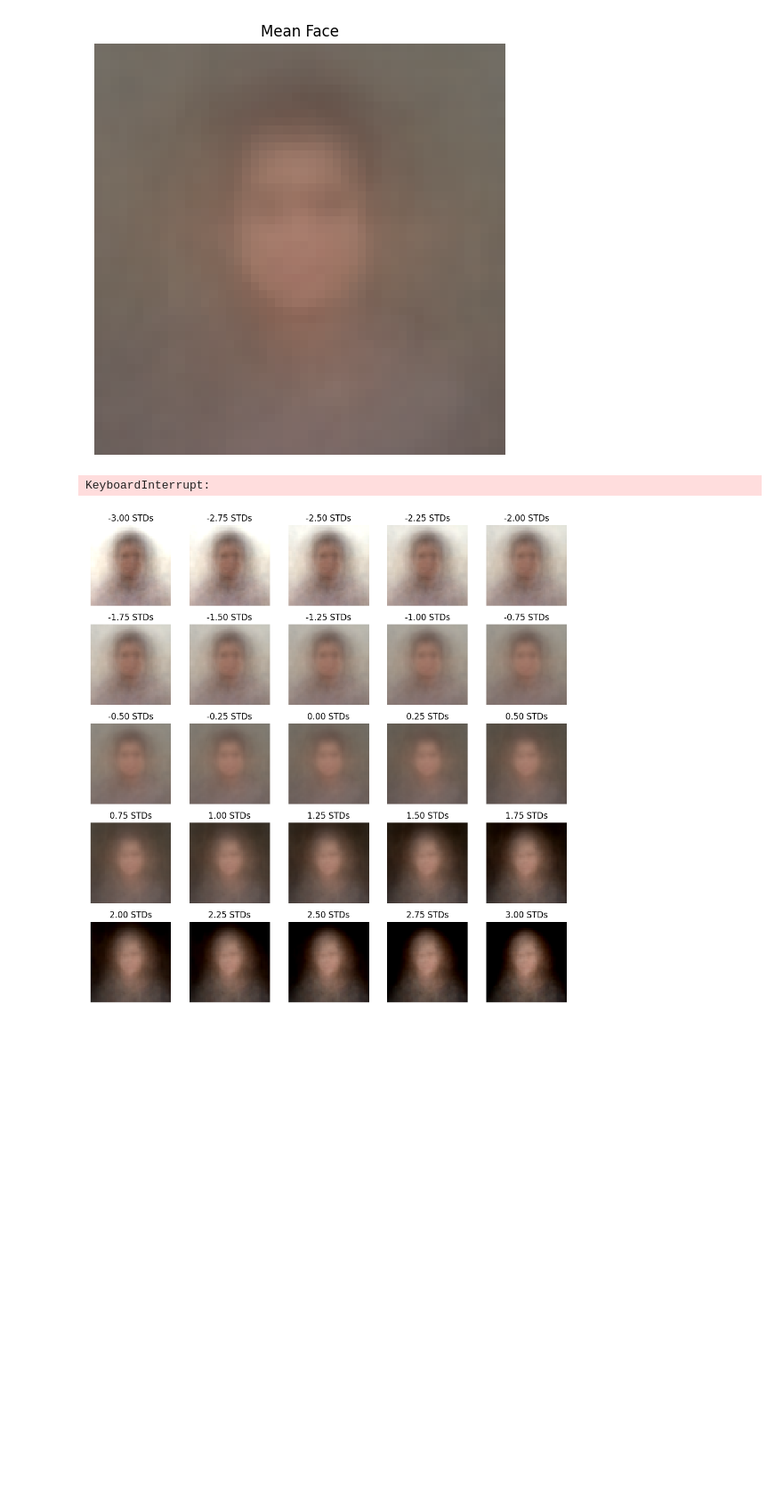
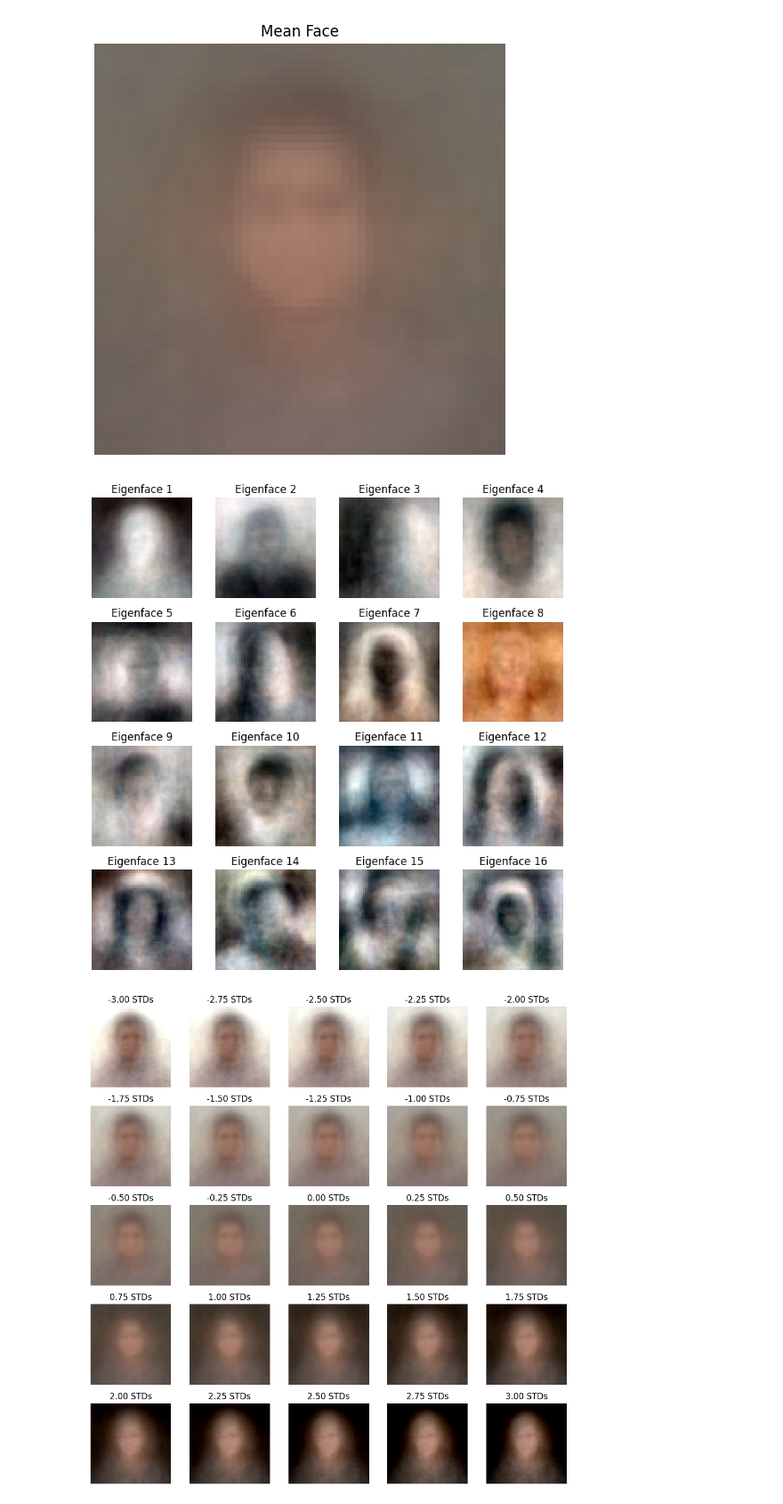
Before and after one commit to LucaFranceschi01/AGiC-2024, a Jupyter notebook: Lab2/eigenfaces_u199149_u198711.ipynb, the cells around one changed output. Shown at 89% size. Cells and saved outputs as stored; diff of their text form; code cells hidden in the pictures; blank space fills up the shorter version.

```diff
--- a/Lab2/eigenfaces_u199149_u198711.ipynb
+++ b/Lab2/eigenfaces_u199149_u198711.ipynb
@@ -20,6 +20,8 @@ import matplotlib.pyplot as plt
 
 # Width and height of resized images
 wh = 50
+shape = (wh, wh)
+shape_rgb = (wh, wh, 3)
 
 # Number of components of PCA
 num_components = 16
@@ -27,7 +29,7 @@ num_components = 16
 # Number of components in the explained variance plot
 num_components_plot = 40
 # %%
-def process_images(relative_path: str, image_shape: tuple = (50, 50, 3)):
+def process_images(relative_path: str, image_shape: tuple = (50, 50)):
     '''
     Preprocesses the images, preparing them for PCA.
 
@@ -52,7 +54,7 @@ def process_images(relative_path: str, image_shape: tuple = (50, 50, 3)):
     imgs = []
     flattened_imgs = []
 
-    for filename in os.listdir(folder_path):
+    for filename in sorted(os.listdir(folder_path)):
         if filename.endswith(('.png', 'jpg')):
             with Image.open(folder_path + '/' + filename) as image:
 
@@ -66,5 +68,5 @@ def process_images(relative_path: str, image_shape: tuple = (50, 50, 3)):
 
     return (imgs, np.array(flattened_imgs))
 # %%
-images, falttened = process_images('/helen_1', (wh, wh))
+images, falttened = process_images('/helen_1')
 # %%
@@ -219,7 +224,8 @@ display_mean_face(falttened, image_shape=(wh, wh, 3))
 # %%
 def display_eigenfaces(eigenvectors: np.array,
                        image_shape: tuple = (50, 50, 3),
-                       num_components: int = 10):
+                       num_components: int = 10,
+                       colormap: str = 'gray'):
     '''
     Displays the eigenfaces
 
@@ -231,6 +237,8 @@ def display_eigenfaces(eigenvectors: np.array,
         The wanted size of each image and the channels wanted (3 is RGB)
     num_components: int, optional
         The number of components to display
+    colormap: str, optional
+        If we want to specify a color map (used in landmarks)
     '''
 
     grid_size = int(np.ceil(np.sqrt(num_components)))
@@ -247,7 +255,7 @@ def display_eigenfaces(eigenvectors: np.array,
         vec_norm = 255 * (vec - np.min(vec)) / (np.max(vec) - np.min(vec)) # will display in greyscale [0:255]
 
         eigenface = vec_norm.reshape(image_shape)
-        axes[i].imshow(Image.fromarray(np.uint8(eigenface)), cmap='gray')
+        axes[i].imshow(Image.fromarray(np.uint8(eigenface)), cmap=colormap)
         axes[i].set_title('Eigenface {:d}'.format(i+1))
 
     for ax in axes:
@@ -256,9 +264,9 @@ def display_eigenfaces(eigenvectors: np.array,
     plt.tight_layout()
     plt.show()
 # %%
-display_eigenfaces(eigvec, num_components=num_components)
+display_eigenfaces(eigvec, num_components=num_components, image_shape=shape_rgb)
 # %% [output]
-KeyboardInterrupt:
+[figure, added]
 # %%
 def display_modes_of_variation(mean_img: np.array,
                                eigenvalues: np.array,
```
Also changed, not shown: parts of 16 cells of this notebook.
